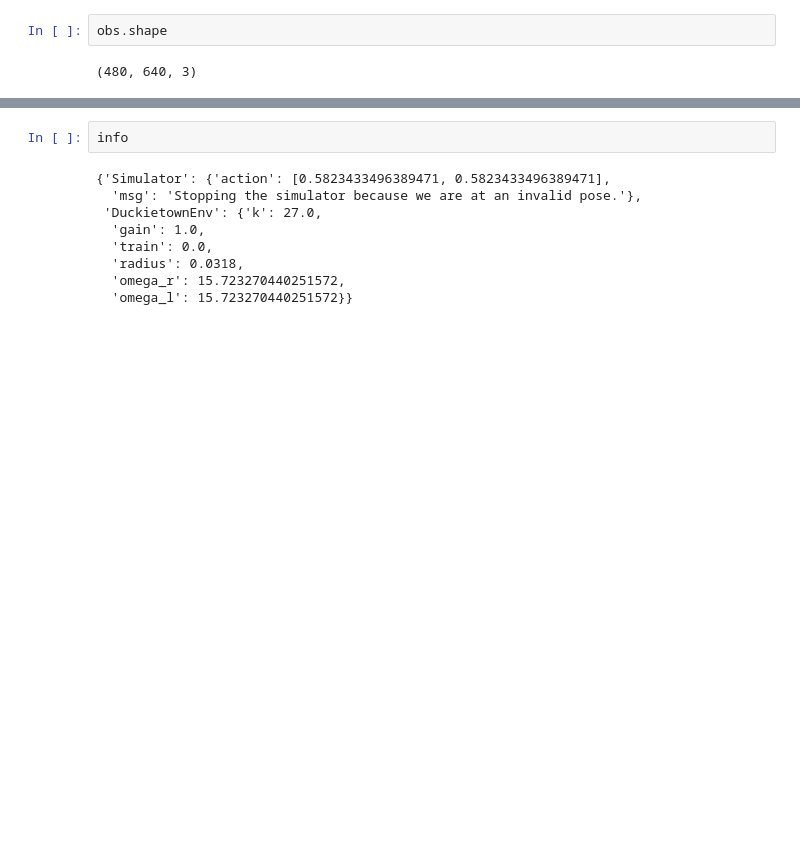
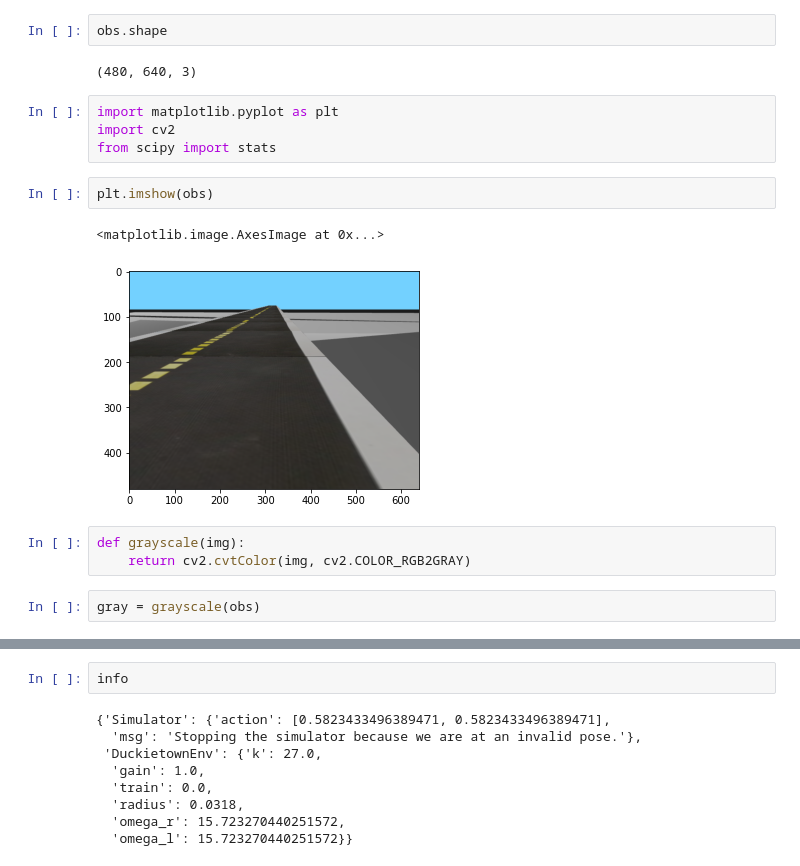
Before and after one commit to goncamateus/patocin, a Jupyter notebook: perception/testes.ipynb, the cells around one changed output, grey strips where cells are left out. Drawn from its saved outputs; the diff is of its cells as text; blank space fills up the shorter version.

```diff
--- a/perception/testes.ipynb
+++ b/perception/testes.ipynb
@@ -78,3 +78,17 @@ env.close()
 obs.shape
 # %% [output]
 (480, 640, 3)
+# %%
+import matplotlib.pyplot as plt
+import cv2
+from scipy import stats
+# %%
+plt.imshow(obs)
+# %% [output]
+<matplotlib.image.AxesImage at 0x...>
+[figure, added]
+# %%
+def grayscale(img):
+    return cv2.cvtColor(img, cv2.COLOR_RGB2GRAY)
+# %%
+gray = grayscale(obs)
```
Also changed, not shown: parts of 26 cells of this notebook.
